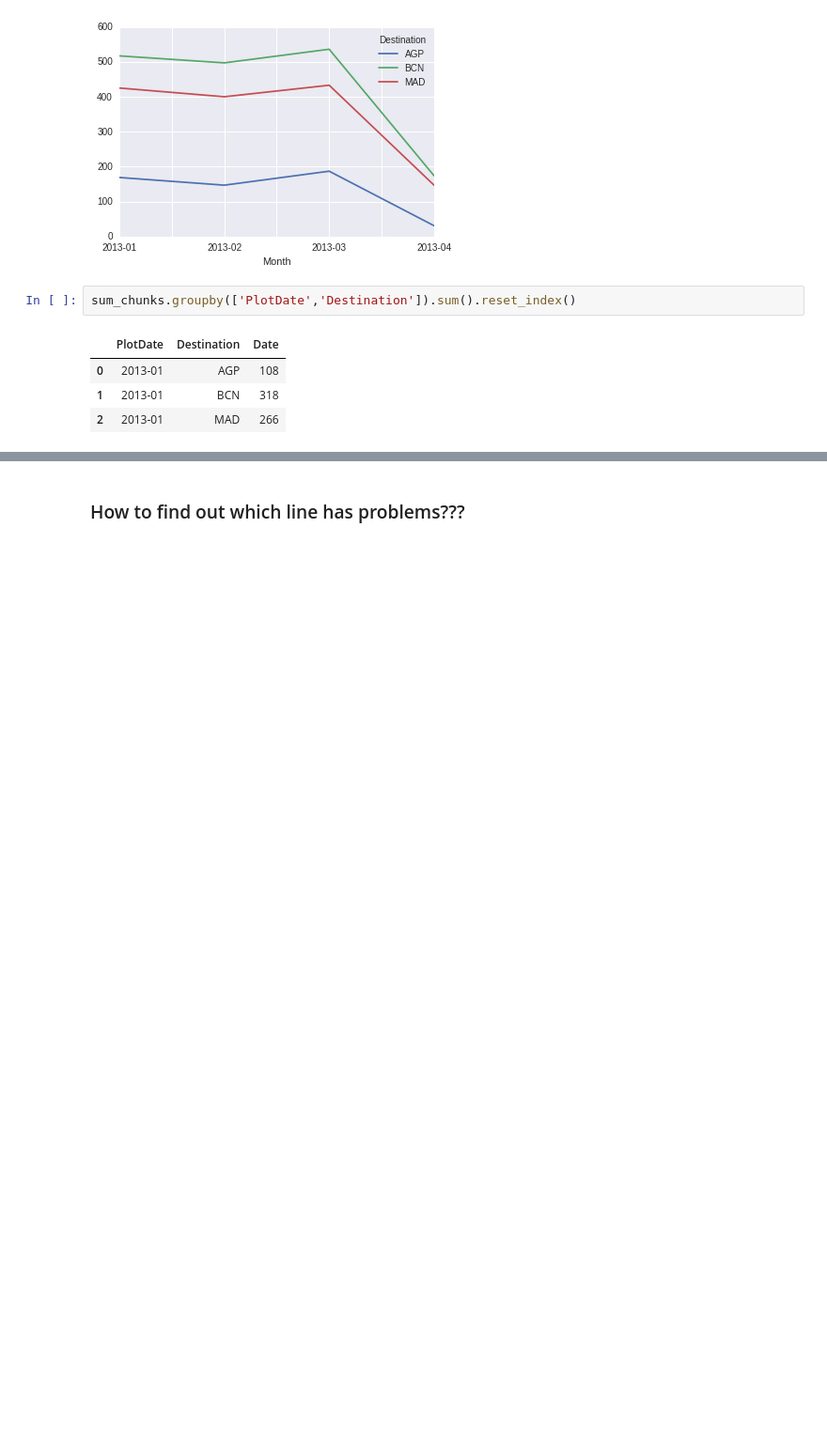
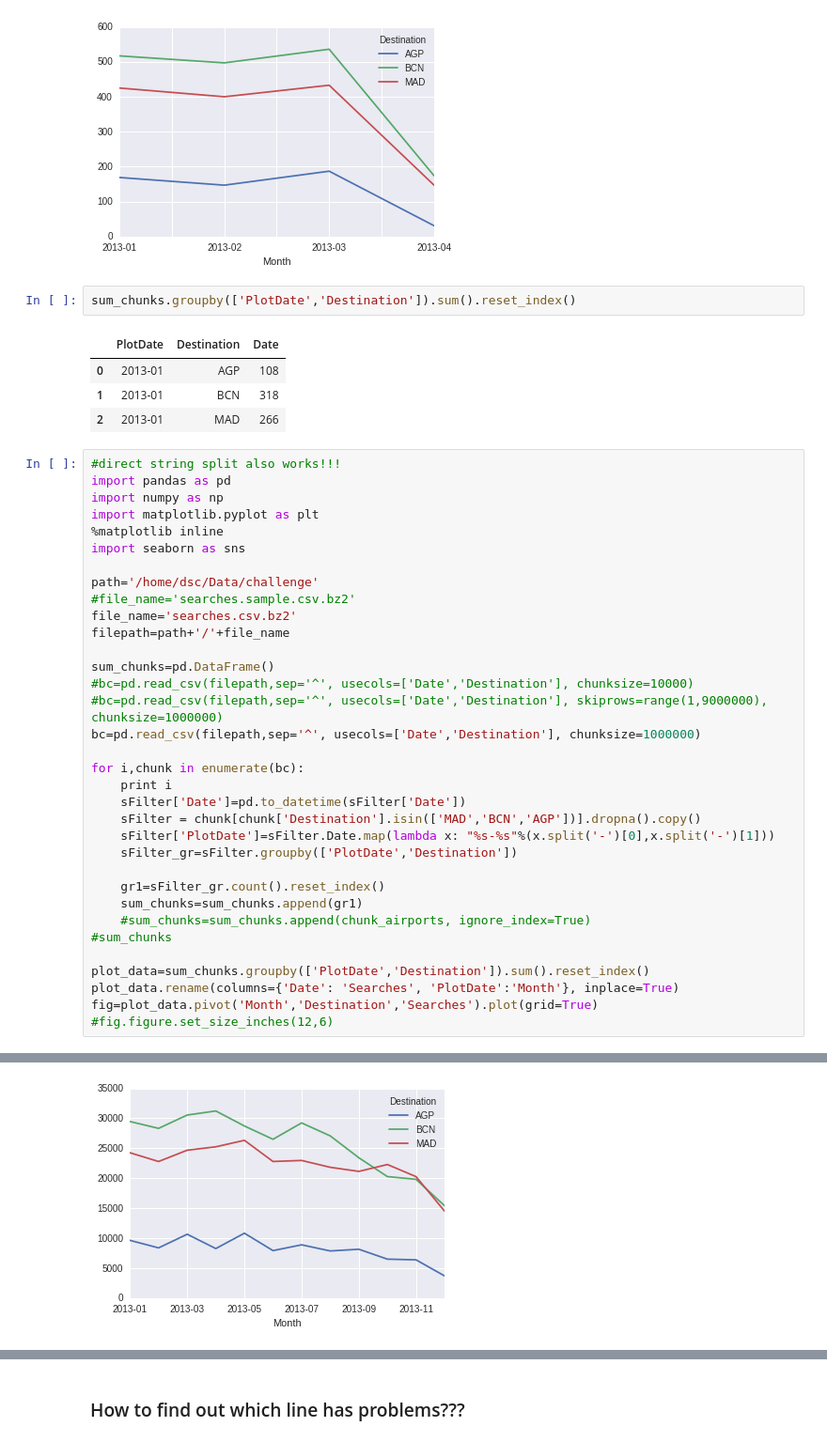
Before and after one commit to IgorAramb/DS_Master_A1_Chall, a Jupyter notebook: ch_03.ipynb, the cells around one changed output, grey strips where cells are left out. Shown at 94% size. Drawn from its saved outputs; the diff is of its cells as text; blank space fills up the shorter version.

```diff
--- a/ch_03.ipynb
+++ b/ch_03.ipynb
@@ -595,3 +666,38 @@ sum_chunks.groupby(['PlotDate','Destination']).sum().reset_index()
 | 0 | 2013-01 | AGP | 108 |
 | 1 | 2013-01 | BCN | 318 |
 | 2 | 2013-01 | MAD | 266 |
+# %%
+#direct string split also works!!!
+import pandas as pd
+import numpy as np
+import matplotlib.pyplot as plt
+%matplotlib inline
+import seaborn as sns
+
+path='/home/dsc/Data/challenge'
+#file_name='searches.sample.csv.bz2'
+file_name='searches.csv.bz2'
+filepath=path+'/'+file_name
+
+sum_chunks=pd.DataFrame()
+#bc=pd.read_csv(filepath,sep='^', usecols=['Date','Destination'], chunksize=10000)
+#bc=pd.read_csv(filepath,sep='^', usecols=['Date','Destination'], skiprows=range(1,9000000), chunksize=1000000)
+bc=pd.read_csv(filepath,sep='^', usecols=['Date','Destination'], chunksize=1000000)
+
+for i,chunk in enumerate(bc):
+    print i
+    sFilter['Date']=pd.to_datetime(sFilter['Date'])
+    sFilter = chunk[chunk['Destination'].isin(['MAD','BCN','AGP'])].dropna().copy()
+    sFilter['PlotDate']=sFilter.Date.map(lambda x: "%s-%s"%(x.split('-')[0],x.split('-')[1]))
+    sFilter_gr=sFilter.groupby(['PlotDate','Destination'])
+
+    gr1=sFilter_gr.count().reset_index()
+    sum_chunks=sum_chunks.append(gr1)
+    #sum_chunks=sum_chunks.append(chunk_airports, ignore_index=True)
+#sum_chunks
+
+plot_data=sum_chunks.groupby(['PlotDate','Destination']).sum().reset_index()
+plot_data.rename(columns={'Date': 'Searches', 'PlotDate':'Month'}, inplace=True)
+fig=plot_data.pivot('Month','Destination','Searches').plot(grid=True)
+#fig.figure.set_size_inches(12,6)
+# %% [output]
@@ -598 +721,2 @@ sum_chunks.groupby(['PlotDate','Destination']).sum().reset_index()
+[figure, added]
 # %%
```
Also changed, not shown: parts of 40 cells of this notebook, 4 other files.
